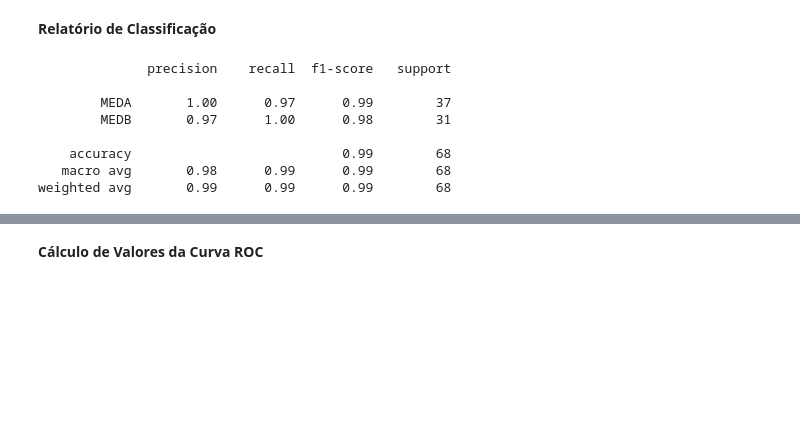
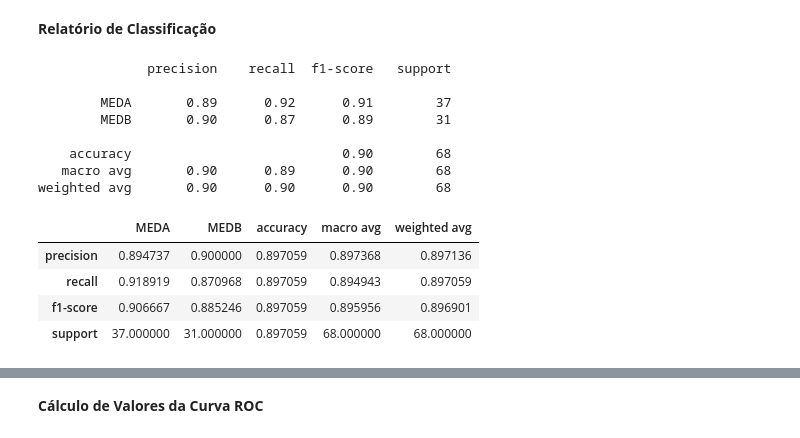
Before and after one commit to inf032/introducaoML, a Jupyter notebook: Farm03.Metricas.ipynb, the cells around one changed output, grey strips where cells are left out. Cells and saved outputs as stored; diff of their text form; code cells hidden in the pictures; blank space fills up the shorter version.

```diff
--- a/Farm03.Metricas.ipynb
+++ b/Farm03.Metricas.ipynb
@@ -254,22 +291,26 @@ dfResultados
 from sklearn.metrics import classification_report
 
 classificador = RandomForestClassifier()
-
-model = Pipeline(steps=[('step_one', col_transformer), ('ss',  StandardScaler()),
-                        ('imputer', ImputerWithMissingMark()), ('classificador', classificador)]).fit(X_train, y_train)
-
+transformer.fit(X_train, y_train)
 y_pred = model.predict(X_test)
-
 report = classification_report(y_test, y_pred)
-
 print(report)
 # %% [output]
               precision    recall  f1-score   support
 
-        MEDA       1.00      0.97      0.99        37
-        MEDB       0.97      1.00      0.98        31
+        MEDA       0.89      0.92      0.91        37
+        MEDB       0.90      0.87      0.89        31
 
-    accuracy                           0.99        68
-   macro avg       0.98      0.99      0.99        68
-weighted avg       0.99      0.99      0.99        68
+    accuracy                           0.90        68
+   macro avg       0.90      0.89      0.90        68
+weighted avg       0.90      0.90      0.90        68
+# %%
+dfReport = pd.DataFrame(classification_report(y_test, y_pred, output_dict=True))
+dfReport
+# %% [output]
+|  | MEDA | MEDB | accuracy | macro avg | weighted avg |
+| precision | 0.894737 | 0.900000 | 0.897059 | 0.897368 | 0.897136 |
+| recall | 0.918919 | 0.870968 | 0.897059 | 0.894943 | 0.897059 |
+| f1-score | 0.906667 | 0.885246 | 0.897059 | 0.895956 | 0.896901 |
+| support | 37.000000 | 31.000000 | 0.897059 | 68.000000 | 68.000000 |
 # %%
```
Also changed, not shown: parts of 22 cells of this notebook.
